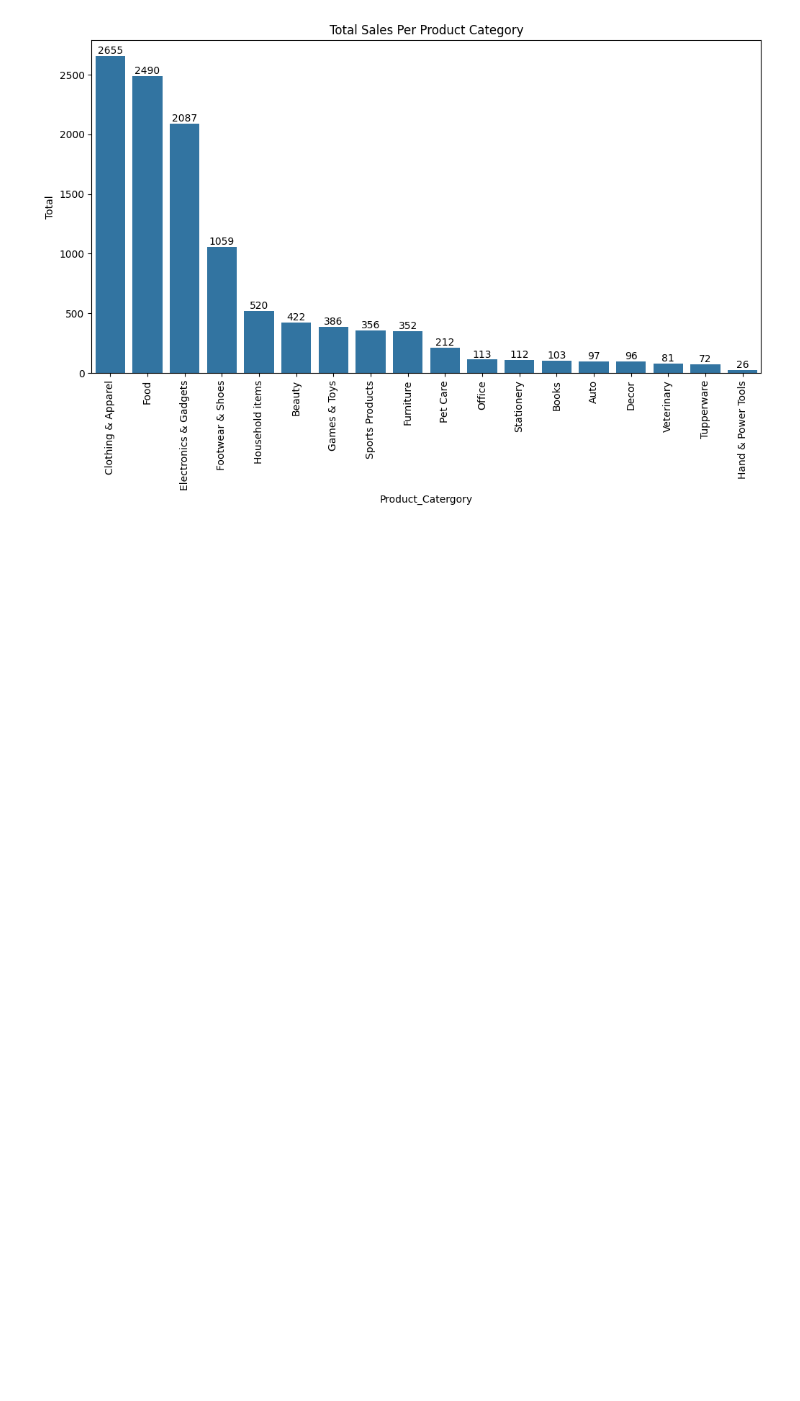
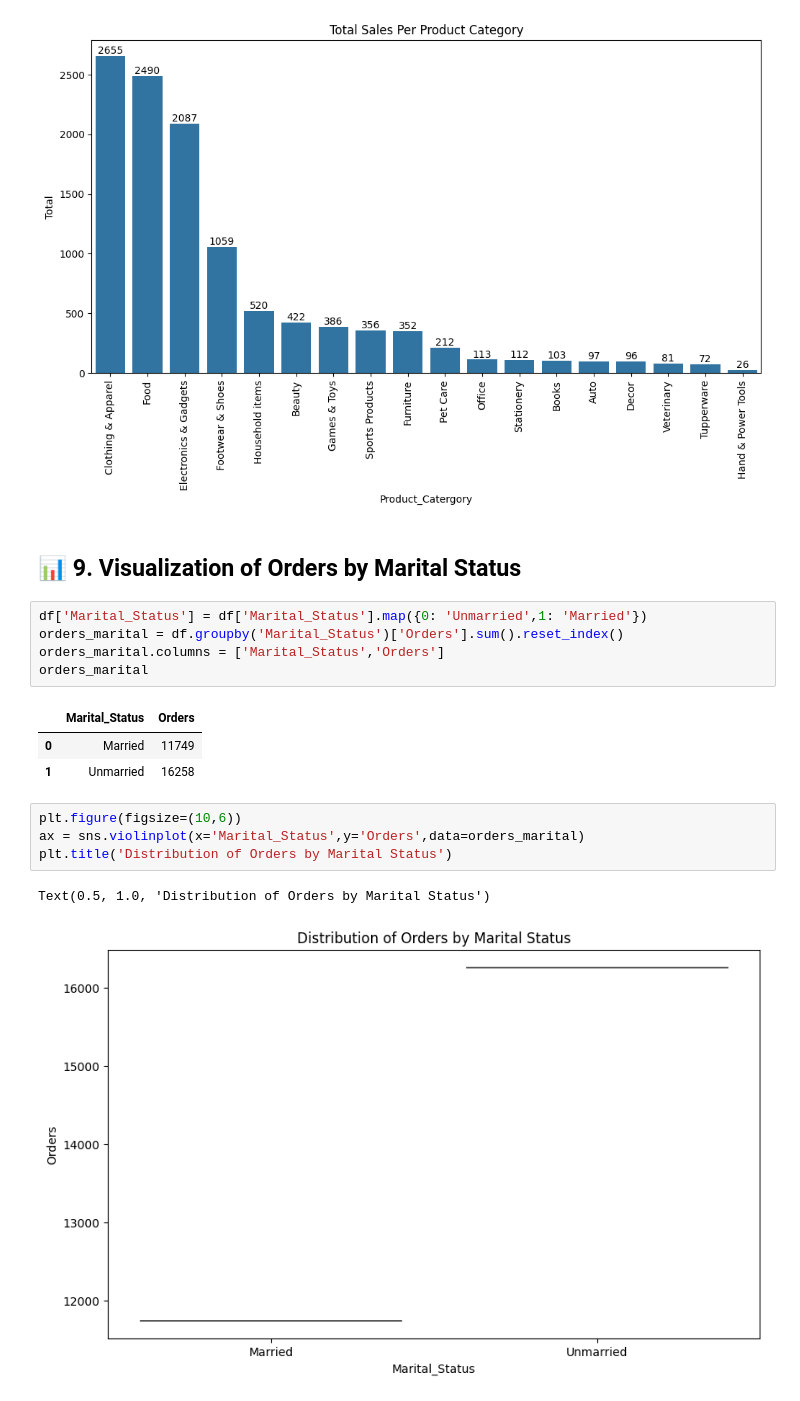
Before and after one commit to gauravvxv/Diwali-Sales-Analysis, a Jupyter notebook: Notebook/Sales.ipynb, the cells around one changed output. Saved outputs shown, nothing was run; the diff lists cells and outputs as text; blank space fills up the shorter version.

Commit message:
Orders by martial status

```diff
--- a/Notebook/Sales.ipynb
+++ b/Notebook/Sales.ipynb
@@ -291,3 +291,21 @@ plt.xticks(rotation=90)
   Text(16, 0, 'Tupperware'),
   Text(17, 0, 'Hand & Power Tools')])
 [figure]
+# %% [markdown]
+## 📊 **9. Visualization of Orders by Marital Status**
+# %%
+df['Marital_Status'] = df['Marital_Status'].map({0: 'Unmarried',1: 'Married'})
+orders_marital = df.groupby('Marital_Status')['Orders'].sum().reset_index()
+orders_marital.columns = ['Marital_Status','Orders']
+orders_marital
+# %% [output]
+|  | Marital_Status | Orders |
+| 0 | Married | 11749 |
+| 1 | Unmarried | 16258 |
+# %%
+plt.figure(figsize=(10,6))
+ax = sns.violinplot(x='Marital_Status',y='Orders',data=orders_marital)
+plt.title('Distribution of Orders by Marital Status')
+# %% [output]
+Text(0.5, 1.0, 'Distribution of Orders by Marital Status')
+[figure, added]
```
